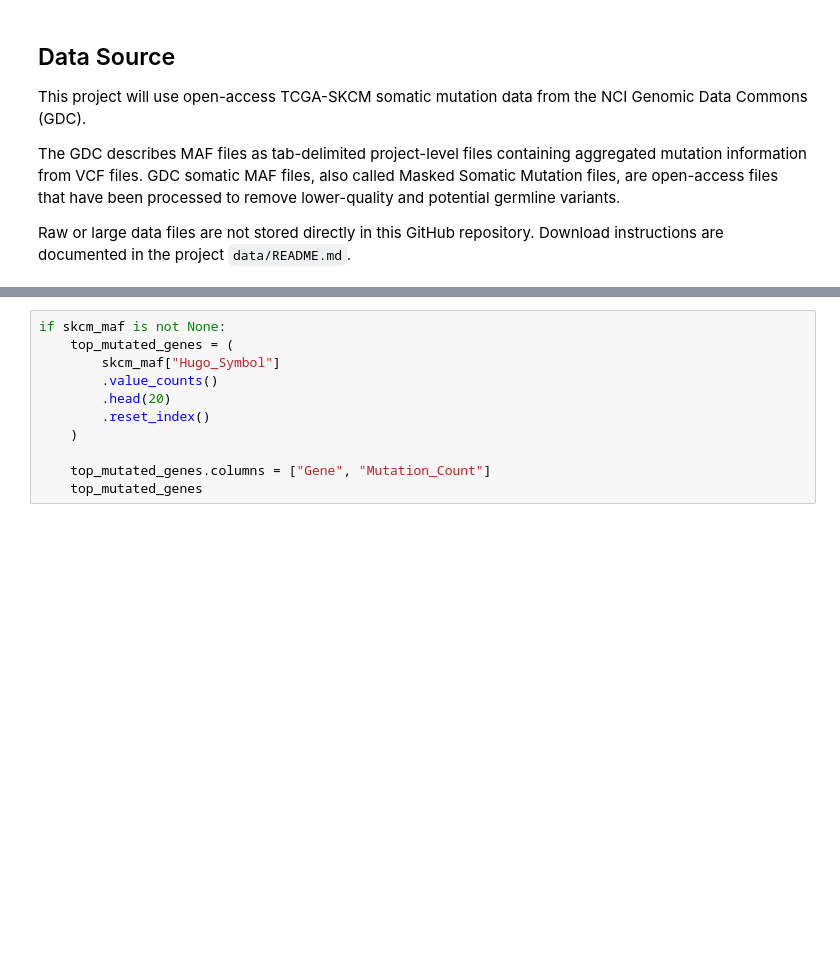
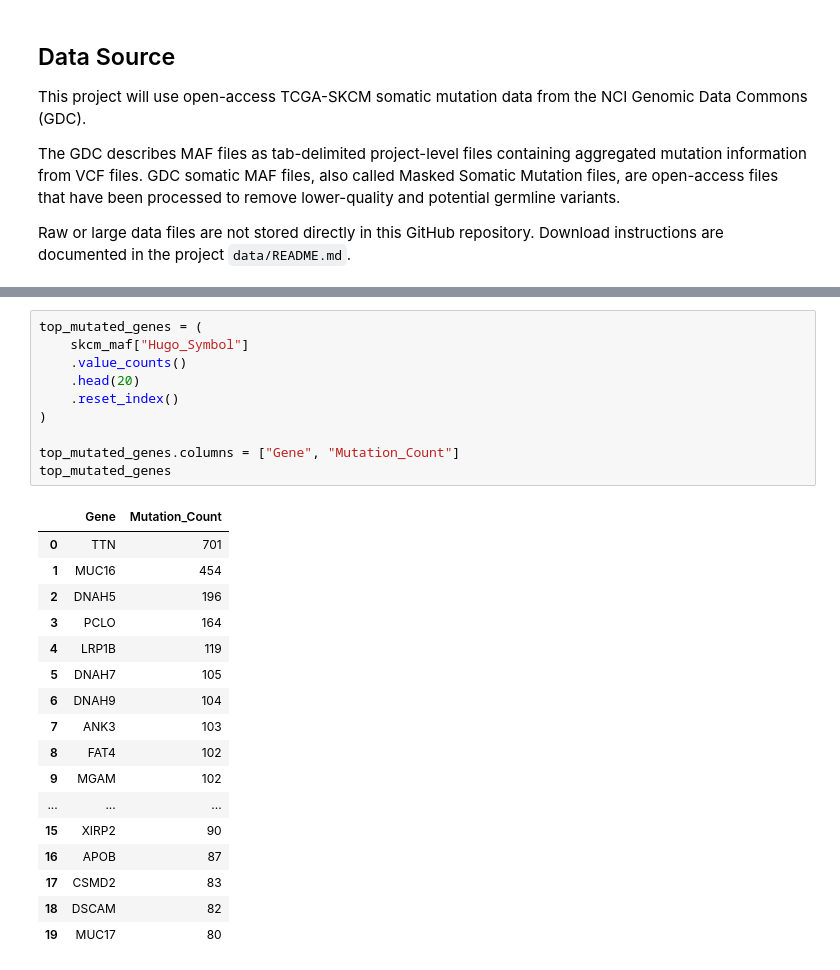
Before and after one commit to andreamariefree-creator/clinical-genomics-portfolio, a Jupyter notebook: projects/01_somatic_maf_analysis/notebooks/01_1_skcm_somatic_maf_analysis.ipynb, the cells around one changed output, grey strips where cells are left out. Drawn from its saved outputs; the diff is of its cells as text; blank space fills up the shorter version.

```diff
--- a/projects/01_somatic_maf_analysis/notebooks/01_1_skcm_somatic_maf_analysis.ipynb
+++ b/projects/01_somatic_maf_analysis/notebooks/01_1_skcm_somatic_maf_analysis.ipynb
@@ -98,11 +172,28 @@ if skcm_maf is not None:
 # %%
-if skcm_maf is not None:
-    top_mutated_genes = (
-        skcm_maf["Hugo_Symbol"]
-        .value_counts()
-        .head(20)
-        .reset_index()
-    )
+top_mutated_genes = (
+    skcm_maf["Hugo_Symbol"]
+    .value_counts()
+    .head(20)
+    .reset_index()
+)
 
-    top_mutated_genes.columns = ["Gene", "Mutation_Count"]
-    top_mutated_genes
+top_mutated_genes.columns = ["Gene", "Mutation_Count"]
+top_mutated_genes
+# %% [output]
+|  | Gene | Mutation_Count |
+| 0 | TTN | 701 |
+| 1 | MUC16 | 454 |
+| 2 | DNAH5 | 196 |
+| 3 | PCLO | 164 |
+| 4 | LRP1B | 119 |
+| 5 | DNAH7 | 105 |
+| 6 | DNAH9 | 104 |
+| 7 | ANK3 | 103 |
+| 8 | FAT4 | 102 |
+| 9 | MGAM | 102 |
+| ... | ... | ... |
+| 15 | XIRP2 | 90 |
+| 16 | APOB | 87 |
+| 17 | CSMD2 | 83 |
+| 18 | DSCAM | 82 |
+| 19 | MUC17 | 80 |
```
Also changed, not shown: parts of 12 cells of this notebook, 5 other files.
